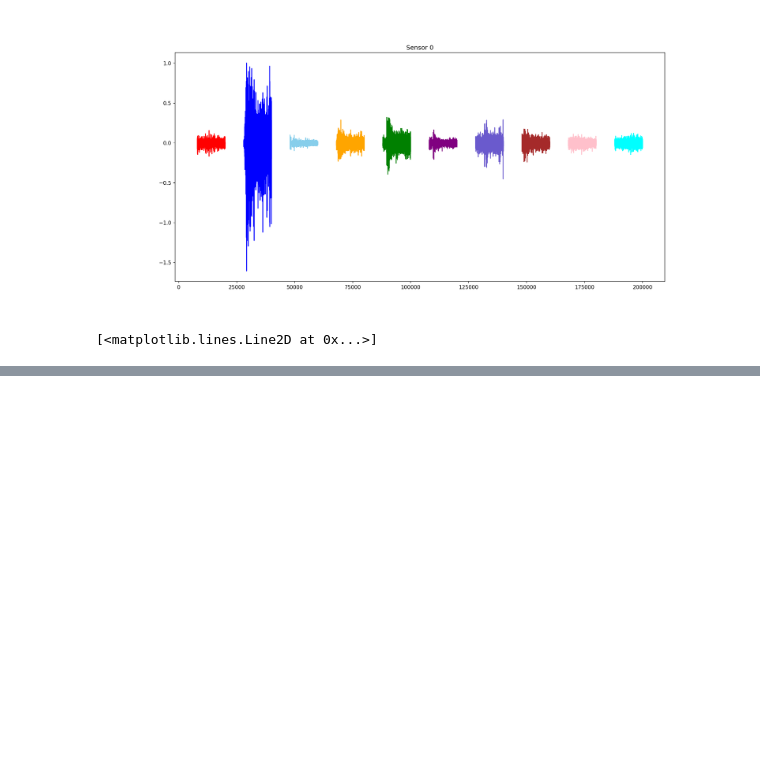
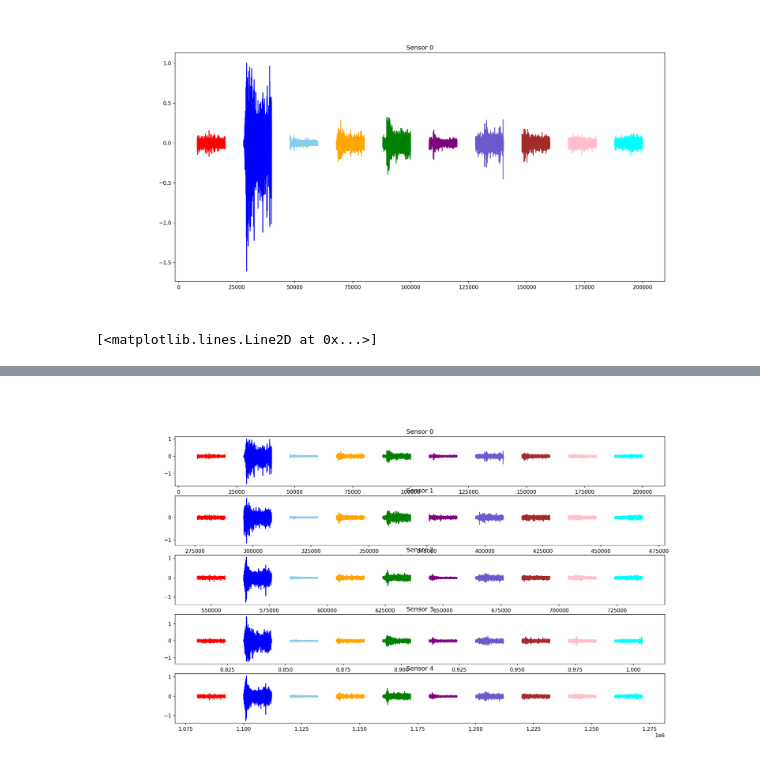
Before and after one commit to Beloin/TCCEMG, a Jupyter notebook: impl_tests/extract_as_dataset.ipynb, the cells around one changed output, grey strips where cells are left out. Saved outputs shown, nothing was run; the diff lists cells and outputs as text; code cells hidden in the pictures; blank space fills up the shorter version.

```diff
--- a/impl_tests/extract_as_dataset.ipynb
+++ b/impl_tests/extract_as_dataset.ipynb
@@ -228,0 +271,18 @@ cycles = extractor2.read_sample(fbase)
+# %%
+fig, axs = plt.subplots(5, figsize=(17, 10))
+for i in range(5):
+    cycle = cycles[0][i]
+    # plt.figure(figsize=(17, 8))
+    axs[i].set_title("Sensor " + str(i))
+    axs[i].plot(cycle.rest, color='r')
+    axs[i].plot(cycle.extension, color='b')
+    axs[i].plot(cycle.flexion, color='skyblue')
+    axs[i].plot(cycle.ulnar_deviation, color='orange')
+    axs[i].plot(cycle.radial_deviation, color='green')
+    axs[i].plot(cycle.grip, color='purple')
+    axs[i].plot(cycle.finger_abduction, color='slateblue')
+    axs[i].plot(cycle.finger_adduction, color='brown')
+    axs[i].plot(cycle.supination, color='pink')
+    axs[i].plot(cycle.pronation, color='cyan')
+# %% [output]
+[figure, added]
```
Also changed, not shown: parts of 4 cells of this notebook, 1 other file.
